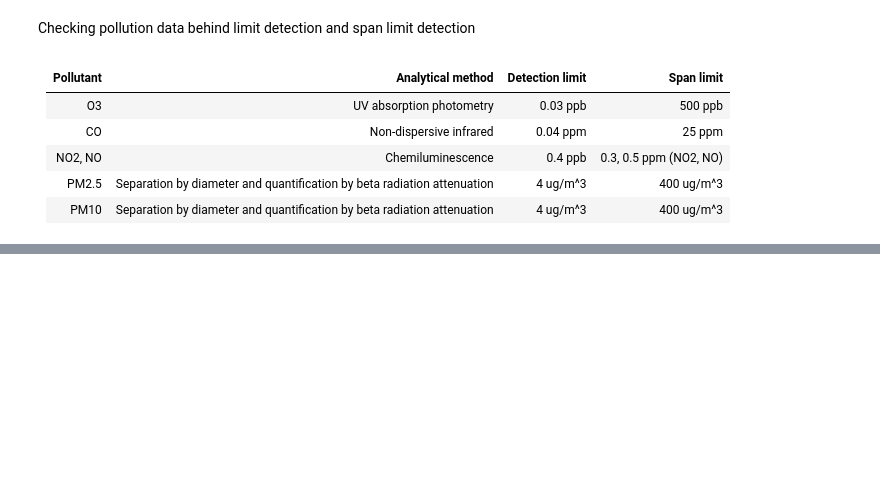
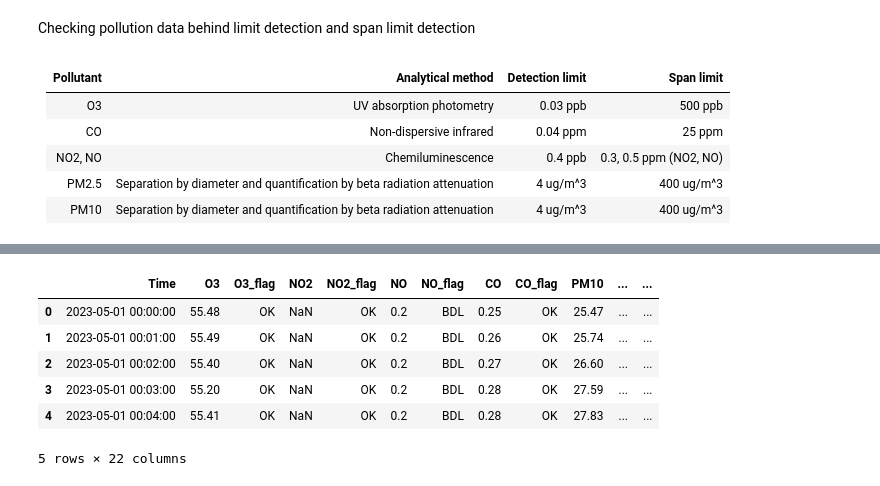
Before and after one commit to arnoldtics/Atmospheric_Data_Insights, a Jupyter notebook: Statistics/DataCleaning/DataCleaning.ipynb, the cells around one changed output, grey strips where cells are left out. Saved outputs shown, nothing was run; the diff lists cells and outputs as text; code cells hidden in the pictures; blank space fills up the shorter version.

```diff
--- a/Statistics/DataCleaning/DataCleaning.ipynb
+++ b/Statistics/DataCleaning/DataCleaning.ipynb
@@ -189,0 +243,10 @@ Checking pollution data behind limit detection and span limit detection
+# %%
+df3.head()
+# %% [output]
+|  | Time | O3 | O3_flag | NO2 | NO2_flag | NO | NO_flag | CO | CO_flag | PM10 | ... | ... |
+| 0 | 2023-05-01 00:00:00 | 55.48 | OK | NaN | OK | 0.2 | BDL | 0.25 | OK | 25.47 | ... | ... |
+| 1 | 2023-05-01 00:01:00 | 55.49 | OK | NaN | OK | 0.2 | BDL | 0.26 | OK | 25.74 | ... | ... |
+| 2 | 2023-05-01 00:02:00 | 55.40 | OK | NaN | OK | 0.2 | BDL | 0.27 | OK | 26.60 | ... | ... |
+| 3 | 2023-05-01 00:03:00 | 55.20 | OK | NaN | OK | 0.2 | BDL | 0.28 | OK | 27.59 | ... | ... |
+| 4 | 2023-05-01 00:04:00 | 55.41 | OK | NaN | OK | 0.2 | BDL | 0.28 | OK | 27.83 | ... | ... |
+5 rows × 22 columns
```
Also changed, not shown: parts of 23 cells of this notebook, 1 other file.
